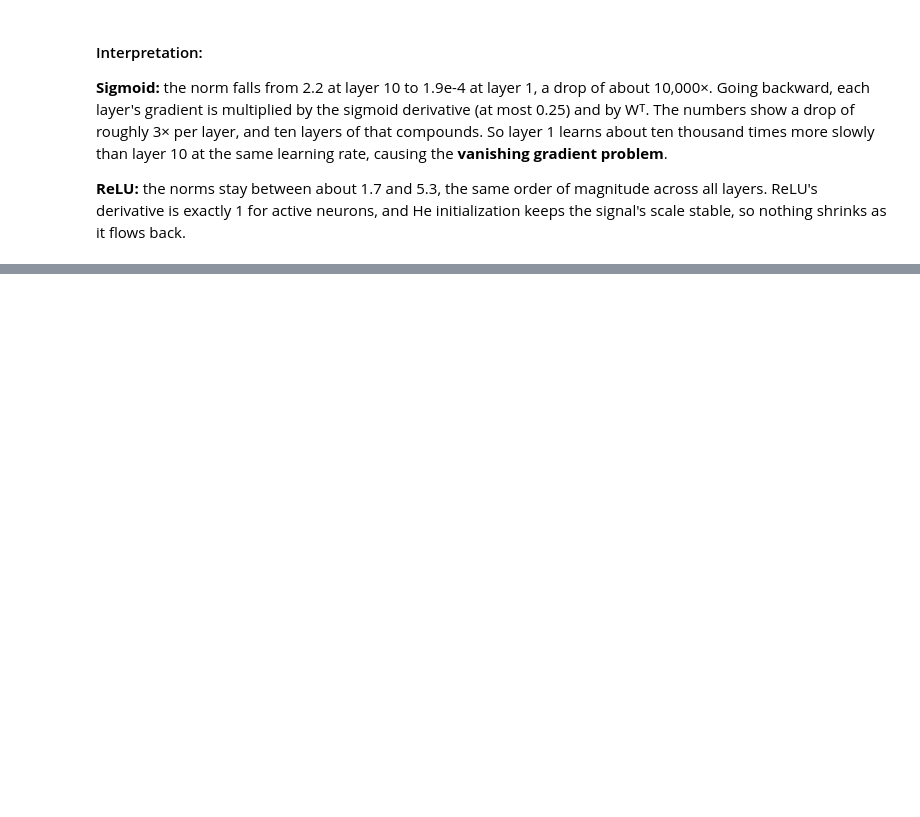
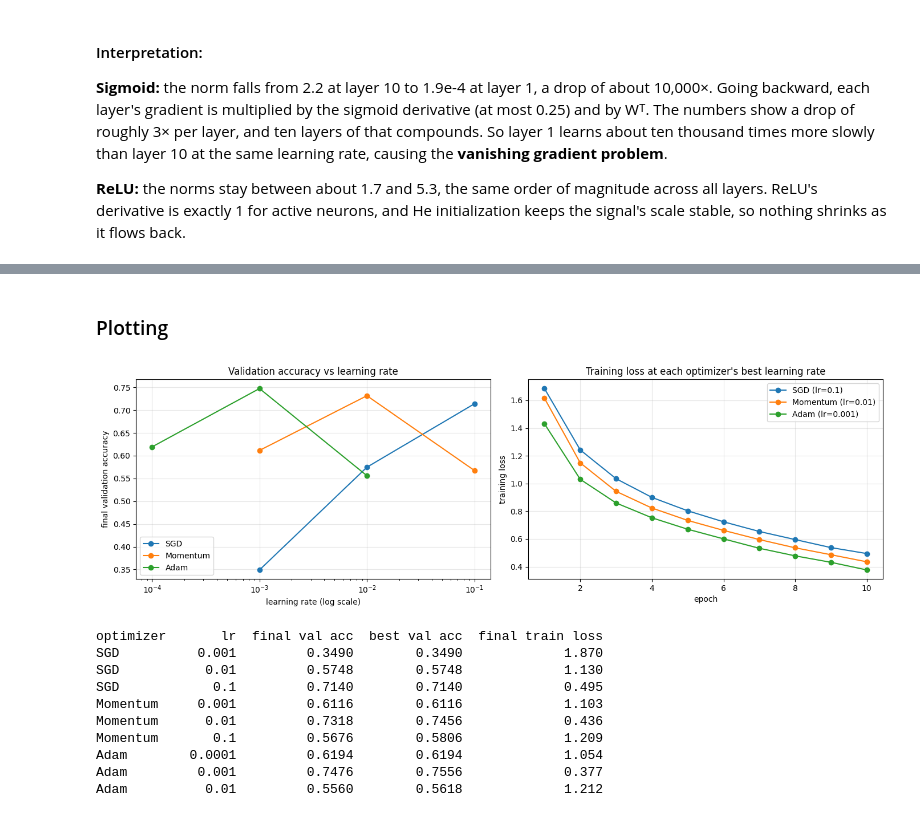
Before and after one commit to isurika23/EN4554_Deep-Learning-for-Vision, a Jupyter notebook: EN4554_Assignment02_CNN/EN4554_Assignment02_CNN.ipynb, the cells around one changed output, grey strips where cells are left out. Cells and saved outputs as stored; diff of their text form; code cells hidden in the pictures; blank space fills up the shorter version.

```diff
--- a/EN4554_Assignment02_CNN/EN4554_Assignment02_CNN.ipynb
+++ b/EN4554_Assignment02_CNN/EN4554_Assignment02_CNN.ipynb
@@ -381,0 +750,42 @@ ReLU ['5.3e+00', '1.7e+00', '2.0e+00', '2.0e+00', '2.3e+00', '2.7e+00', '3.0e+00
+# %% [markdown]
+### Plotting
+# %%
+def final_acc(h):
+    return 0.10 if (h['diverged'] or not h['val_acc']) else h['val_acc'][-1]   # diverged counts as chance
+
+fig, ax = plt.subplots(1, 2, figsize=(14, 4.5))
+best = {}
+for name, lrs in grid.items():
+    accs = [final_acc(results[f"{name}_lr{lr}"]) for lr in lrs]
+    ax[0].semilogx(lrs, accs, 'o-', label=name)
+    best[name] = lrs[int(np.argmax(accs))]
+ax[0].set_xlabel('learning rate (log scale)'); ax[0].set_ylabel('final validation accuracy')
+ax[0].set_title('Validation accuracy vs learning rate'); ax[0].legend(); ax[0].grid(alpha=0.3)
+
+for name, lr in best.items():
+    h = results[f"{name}_lr{lr}"]
+    ax[1].plot(range(1, len(h['train_loss']) + 1), h['train_loss'], 'o-', label=f"{name} (lr={lr})")
+ax[1].set_xlabel('epoch'); ax[1].set_ylabel('training loss')
+ax[1].set_title('Training loss at each optimizer\'s best learning rate'); ax[1].legend(); ax[1].grid(alpha=0.3)
+plt.tight_layout(); plt.show()
+
+print(f"{'optimizer':<10}{'lr':>8}{'final val acc':>15}{'best val acc':>14}{'final train loss':>18}")
+for name, lrs in grid.items():
+    for lr in lrs:
+        h = results[f"{name}_lr{lr}"]
+        if h['diverged'] or not h['val_acc']:
+            print(f"{name:<10}{lr:>8}{'diverged':>15}")
+        else:
+            print(f"{name:<10}{lr:>8}{h['val_acc'][-1]:>15.4f}{max(h['val_acc']):>14.4f}{h['train_loss'][-1]:>18.3f}")
+# %% [output]
+[figure, added]
+optimizer       lr  final val acc  best val acc  final train loss
+SGD          0.001         0.3490        0.3490             1.870
+SGD           0.01         0.5748        0.5748             1.130
+SGD            0.1         0.7140        0.7140             0.495
+Momentum     0.001         0.6116        0.6116             1.103
+Momentum      0.01         0.7318        0.7456             0.436
+Momentum       0.1         0.5676        0.5806             1.209
+Adam        0.0001         0.6194        0.6194             1.054
+Adam         0.001         0.7476        0.7556             0.377
+Adam          0.01         0.5560        0.5618             1.212
```
Also changed, not shown: parts of 19 cells of this notebook.
